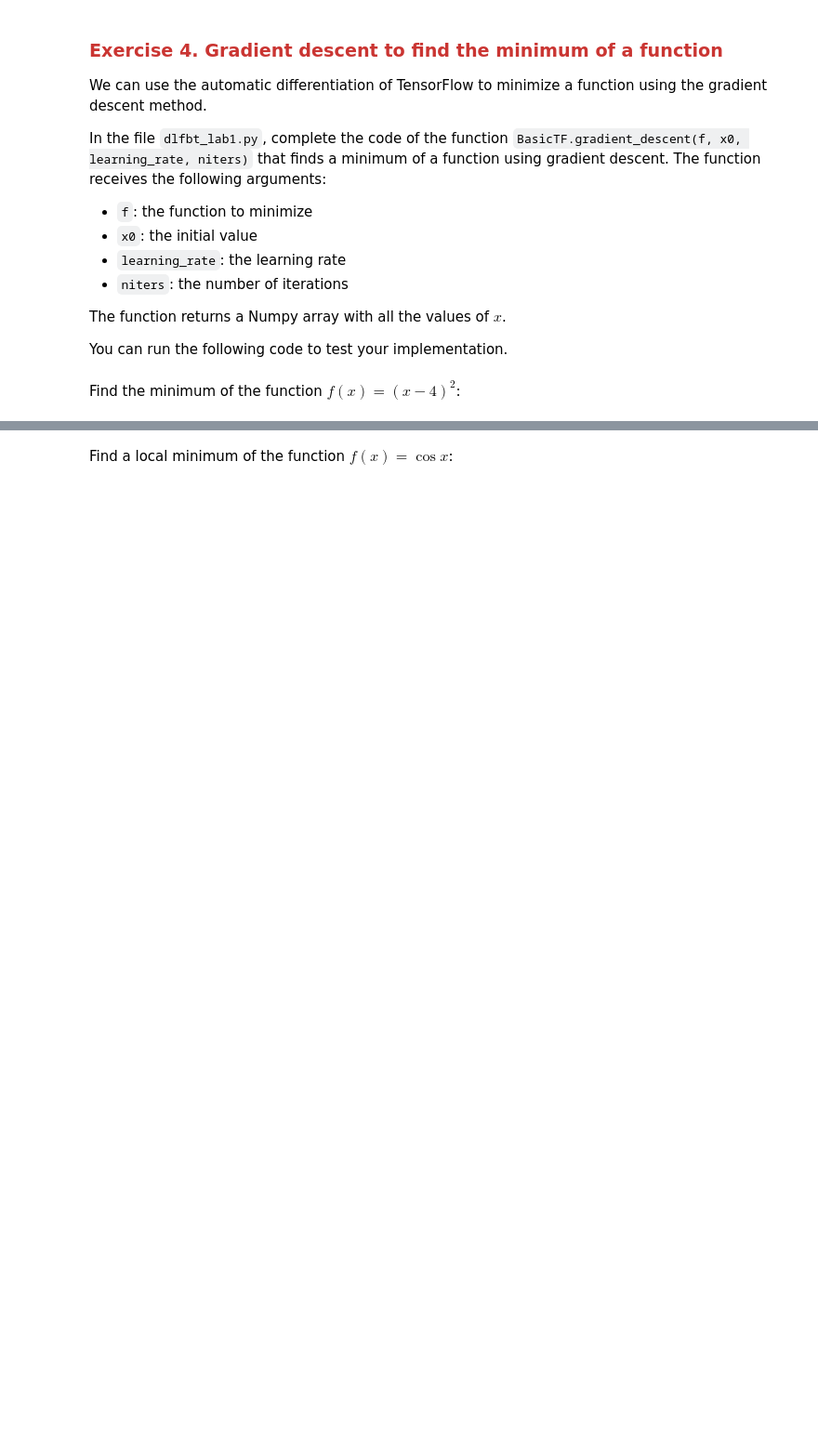
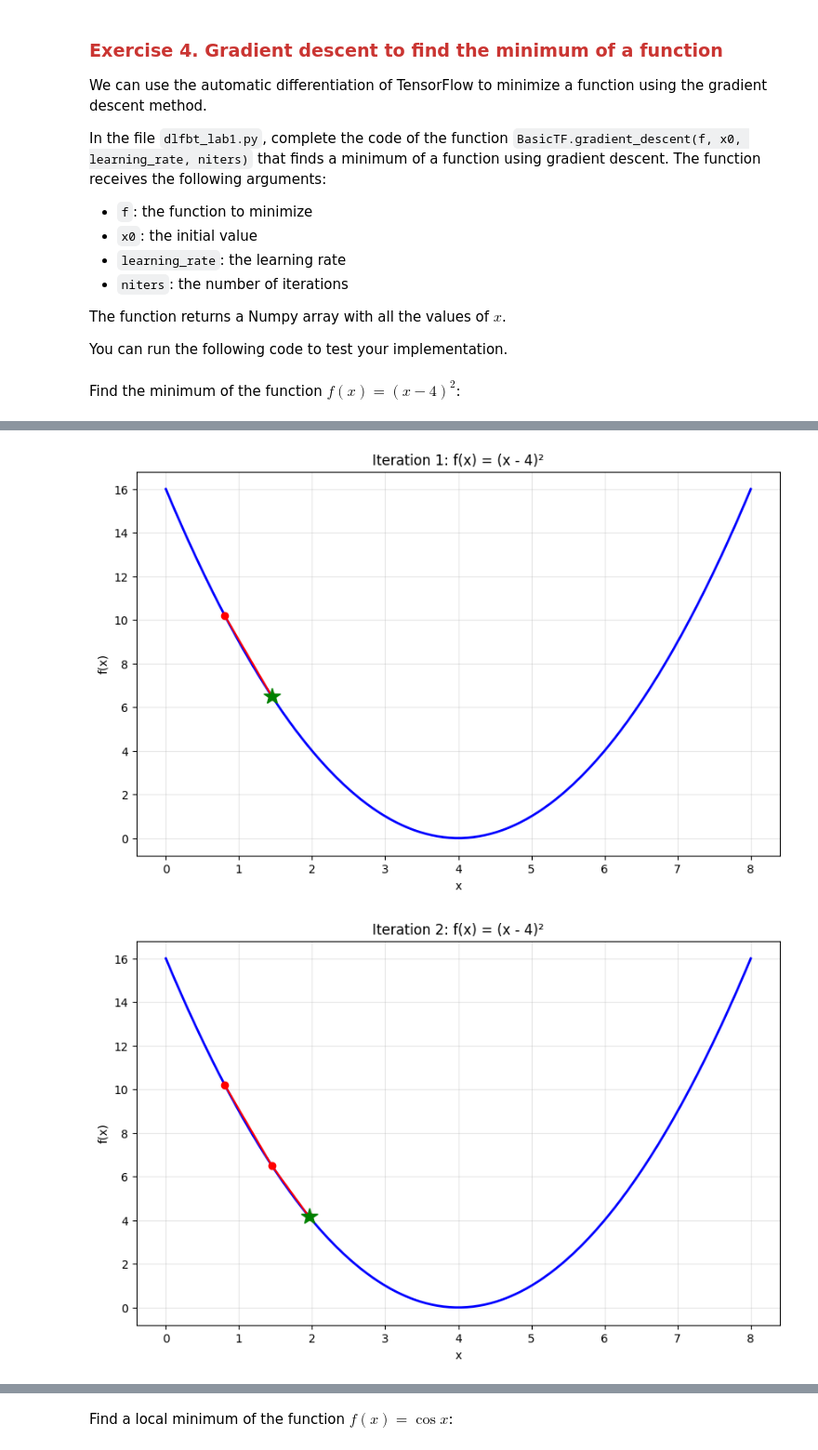
Before and after one commit to joel-mendes/DLFBT-LAB, a Jupyter notebook: Lab1/lab1_2026.ipynb, the cells around one changed output, grey strips where cells are left out. Shown at 93% size. Saved outputs shown, nothing was run; the diff lists cells and outputs as text; code cells hidden in the pictures; blank space fills up the shorter version.

```diff
--- a/Lab1/lab1_2026.ipynb
+++ b/Lab1/lab1_2026.ipynb
@@ -737,0 +769,34 @@ Find the minimum of the function $f(x) = (x-4)^{2}$:
+# %%
+import matplotlib.pyplot as plt
+import numpy as np
+import tensorflow as tf
+
+f = lambda x: (x - 4)**2
+
+x = np.linspace(0, 8, 100)
+y = f(x)
+
+random_x = np.random.uniform(0, 8)
+x_history = [random_x]
+
+for i in range(10):
+    x_var = tf.Variable(x_history[i], dtype=tf.float32)
+
+    with tf.GradientTape() as tape:
+        y_var = f(x_var)
+
+    dy_dx = tape.gradient(y_var, x_var)
+    x_new = x_var - 0.1 * dy_dx
+    x_history.append(float(x_new))
+
+    plt.figure(figsize=(10, 6))
+    plt.plot(x, f(x), 'b-', linewidth=2)
+    plt.plot(x_history, [f(xi) for xi in x_history], 'ro-', markersize=6)
+    plt.plot(x_history[-1], f(x_history[-1]), 'g*', markersize=15)
+    plt.xlabel('x')
+    plt.ylabel('f(x)')
+    plt.title(f'Iteration {i+1}: f(x) = (x - 4)²')
+    plt.grid(True, alpha=0.3)
+# %% [output]
+[figure, added]
+[figure, added]
```
Also changed, not shown: parts of 13 cells of this notebook, 1 other file.
